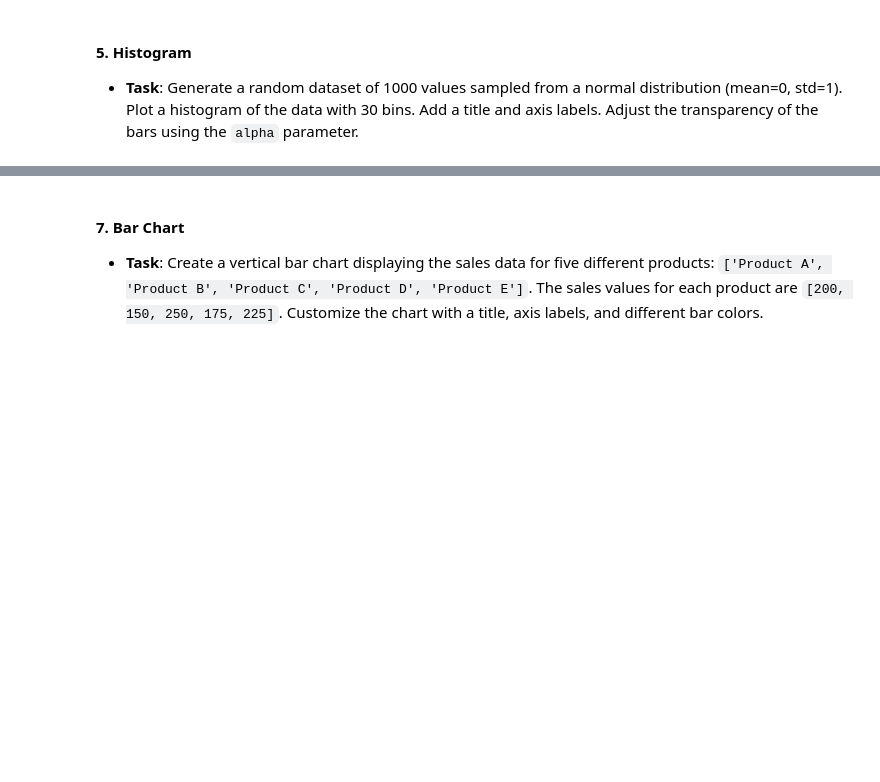
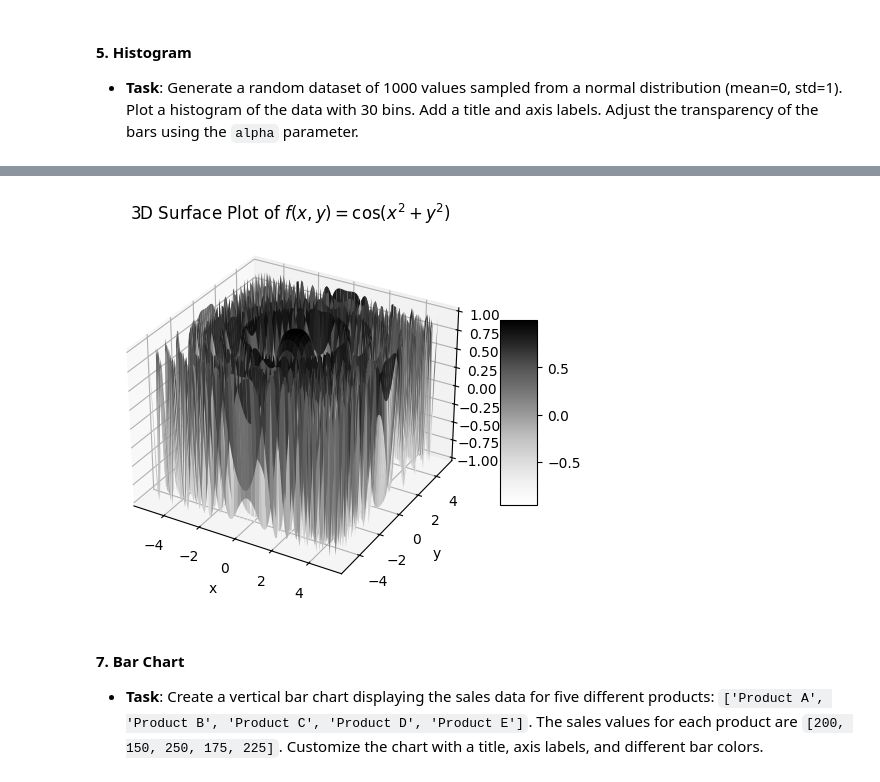
Before and after one commit to saparbayev-azizbek-12/bi-and-ai-talents, a Jupyter notebook: lesson-17/homework/homework.ipynb, the cells around one changed output, grey strips where cells are left out. Cells and saved outputs as stored; diff of their text form; code cells hidden in the pictures; blank space fills up the shorter version.

```diff
--- a/lesson-17/homework/homework.ipynb
+++ b/lesson-17/homework/homework.ipynb
@@ -108,3 +125,23 @@ plt.show()
+# %%
+x = np.linspace(-5, 5, 100)
+y = np.linspace(-5, 5, 100)
+x, y = np.meshgrid(x, y)
+z = np.cos(x**2 + y**2)
+
+fig = plt.figure()
+ax = plt.axes(projection='3d')
+surf = ax.plot_surface(x, y, z, cmap='Greys')
+
+ax.set_title('3D Surface Plot of $f(x, y) = \cos(x^2 + y^2)$')
+ax.set_xlabel('x')
+ax.set_ylabel('y')
+ax.set_zlabel('f(x, y)')
+
+fig.colorbar(surf, ax=ax, shrink=0.5, aspect=5)
+
+plt.show()
+# %% [output]
+[figure, added]
 # %% [markdown]
 #### **7. Bar Chart**
 - **Task**: Create a vertical bar chart displaying the sales data for five different products: `['Product A', 'Product B', 'Product C', 'Product D', 'Product E']`. The sales values for each product are `[200, 150, 250, 175, 225]`. Customize the chart with a title, axis labels, and different bar colors.
```
Also changed, not shown: parts of 3 cells of this notebook, 40 other files.
